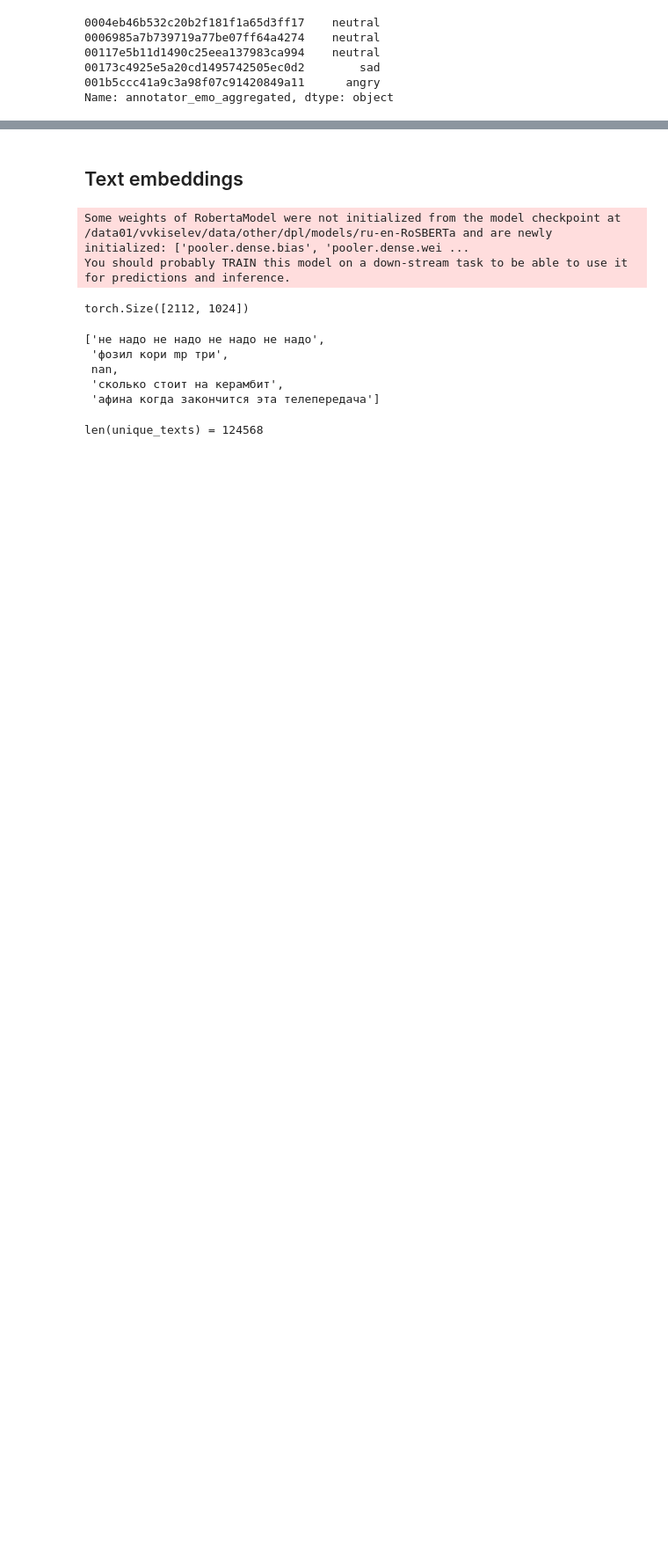
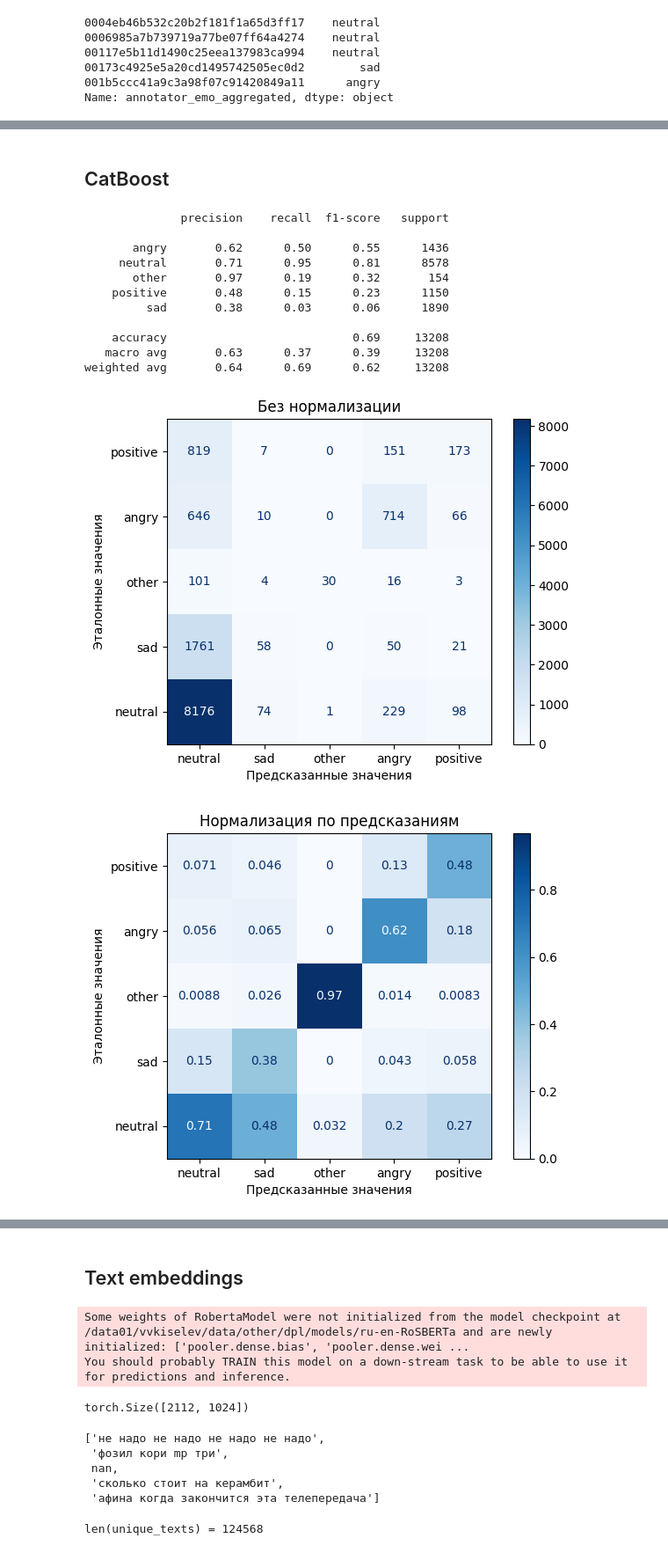
Before and after one commit to Kislv/MastersDegreeProject, a Jupyter notebook: high_level_feature_extractor/test.ipynb, the cells around one changed output, grey strips where cells are left out. Shown at 88% size. Cells and saved outputs as stored; diff of their text form; code cells hidden in the pictures; blank space fills up the shorter version.

```diff
--- a/high_level_feature_extractor/test.ipynb
+++ b/high_level_feature_extractor/test.ipynb
@@ -557,0 +332,11 @@ NameError: name 'y_test' is not defined
+# %%
+# Process
+# HLF_with_speaker_emotions_train:pd.DataFrame = HLF_withspeaker_emottions_table(
+#     raw_crowd=raw_crowd_train,
+#     HLF_file_path=PROCESSED_DUSHA_CROWD_TRAIN_HLF_STABLE_VERSION_FILE_PATH
+# )
+
+# Read
+HLF_with_speaker_emotions_train:pd.DataFrame = pd.read_csv(PROCESSED_DUSHA_SER_TABLES_TRAIN_FILE_PATH, index_col=0)
+print(HLF_with_speaker_emotions_train.shape)
+display(HLF_with_speaker_emotions_train.head())
@@ -557,0 +353,9 @@ NameError: name 'y_test' is not defined
+# %%
+# process
+# HLF_with_speaker_emotions_test:pd.DataFrame = HLF_withspeaker_emottions_table(
+#     raw_crowd=raw_crowd_test,
+#     HLF_file_path=PROCESSED_DUSHA_CROWD_TEST_HLF_LAST_VERSION_FILE_PATH
+# )
+HLF_with_speaker_emotions_test:pd.DataFrame = pd.read_csv(PROCESSED_DUSHA_SER_TABLES_TEST_FILE_PATH, index_col=0)
+print(HLF_with_speaker_emotions_test.shape)
+HLF_with_speaker_emotions_test.head()
@@ -557,0 +372,6 @@ NameError: name 'y_test' is not defined
+# %%
+X_train:pd.DataFrame = HLF_with_speaker_emotions_train.drop(columns=[ANNOTATOR_AGGREGATED_FIELD_NAME])
+y_train:pd.DataFrame = HLF_with_speaker_emotions_train[ANNOTATOR_AGGREGATED_FIELD_NAME]
+
+X_test:pd.DataFrame = HLF_with_speaker_emotions_test.drop(columns=[ANNOTATOR_AGGREGATED_FIELD_NAME])
+y_test:pd.DataFrame = HLF_with_speaker_emotions_test[ANNOTATOR_AGGREGATED_FIELD_NAME]
@@ -557,0 +382,29 @@ NameError: name 'y_test' is not defined
+# %% [markdown]
+## CatBoost
+# %%
+cb:CatBoostClassifier = CatBoostClassifier(
+    # iterations=100,       # Number of boosting iterations
+    # learning_rate=0.1,    # Learning rate
+    # depth=6,              # Depth of the trees
+    verbose=0           # Print progress every 100 iterations
+)
+
+cb.fit(X_train, y_train)
+
+cb_y_pred:pd.Series = pd.Series(cb.predict(X_test).squeeze(1), index=X_test.index, name=PREDICTIONS_COL_NAME)
+# %%
+show_all_classification_metrics(y_true=y_test, y_pred=cb_y_pred)
+# %% [output]
+              precision    recall  f1-score   support
+
+       angry       0.62      0.50      0.55      1436
+     neutral       0.71      0.95      0.81      8578
+       other       0.97      0.19      0.32       154
+    positive       0.48      0.15      0.23      1150
+         sad       0.38      0.03      0.06      1890
+
+    accuracy                           0.69     13208
+   macro avg       0.63      0.37      0.39     13208
+weighted avg       0.64      0.69      0.62     13208
+[figure, added]
+[figure, added]
```
Also changed, not shown: parts of 47 cells of this notebook, 13 other files.
